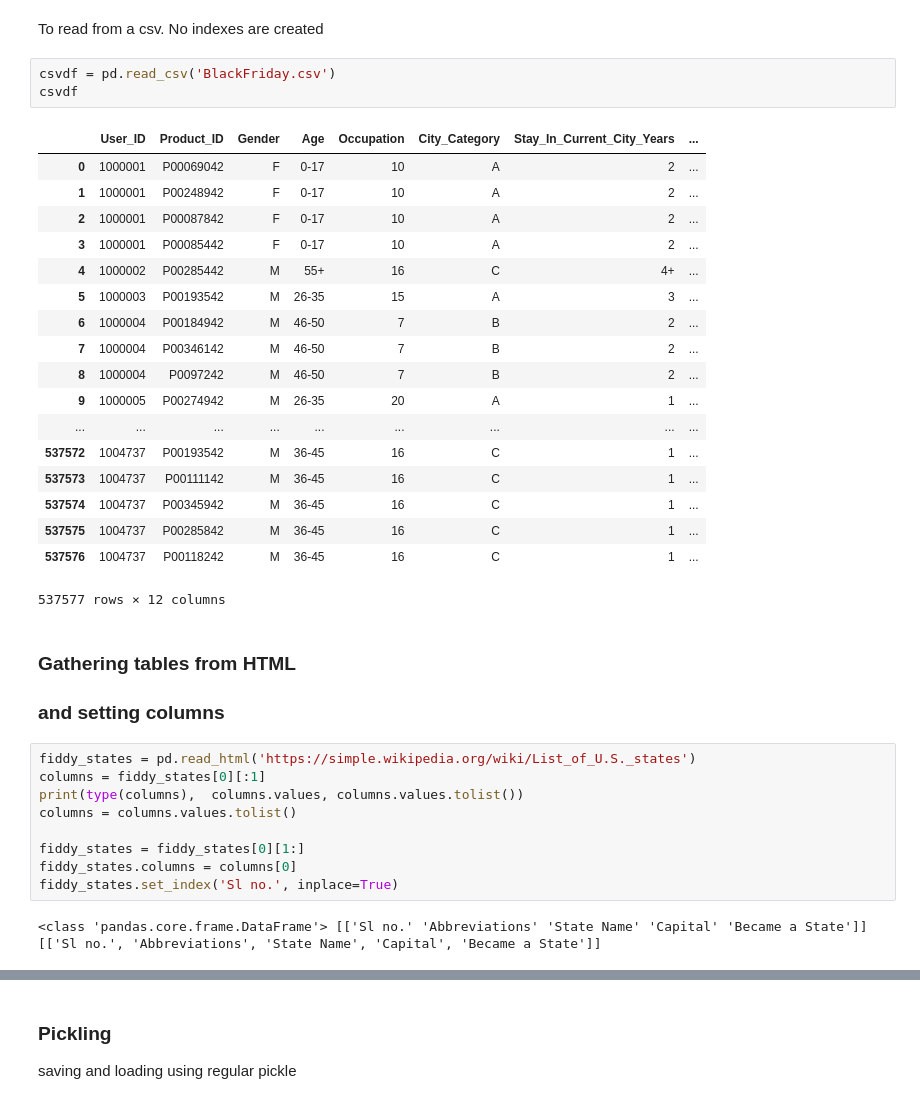
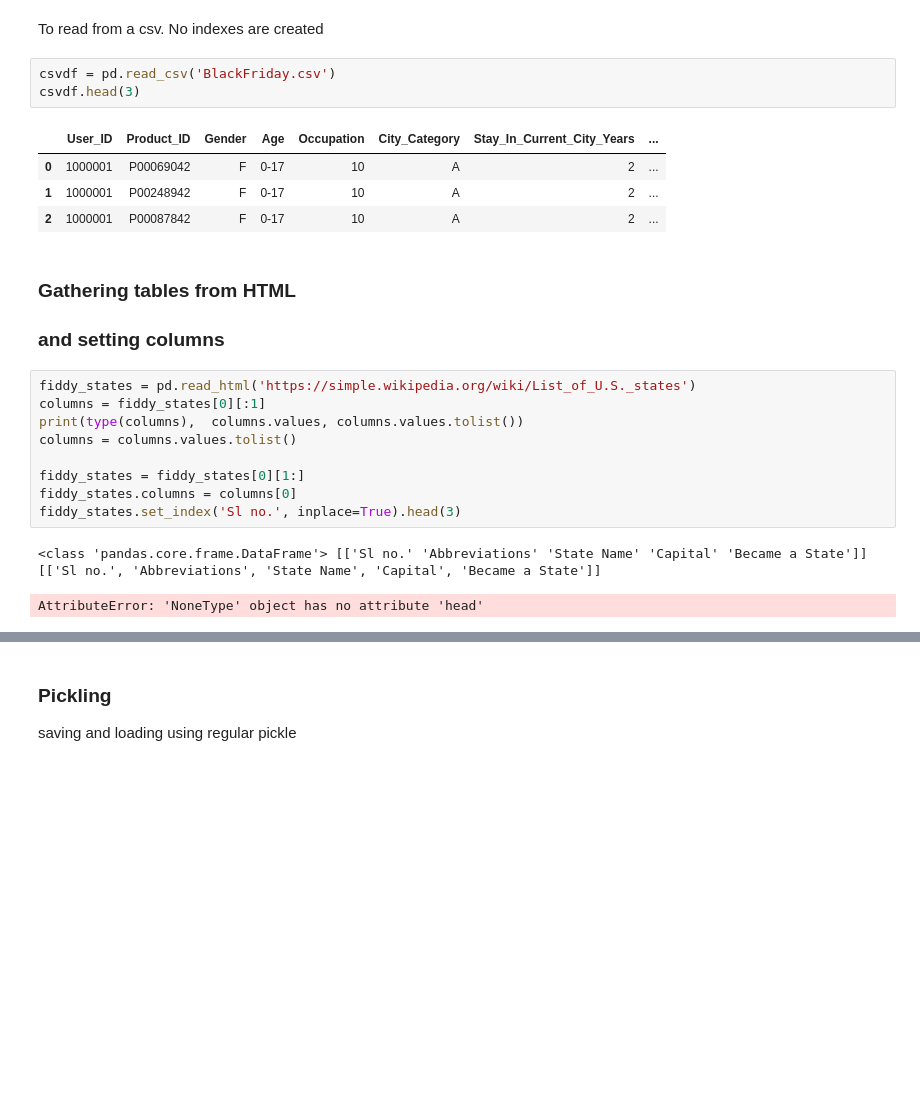
Before and after one commit to dataScientist11/panda-snippets, a Jupyter notebook: DataAnalysis2Memorize.ipynb, the cells around one changed output, grey strips where cells are left out. Cells and saved outputs as stored; diff of their text form; blank space fills up the shorter version.

```diff
--- a/DataAnalysis2Memorize.ipynb
+++ b/DataAnalysis2Memorize.ipynb
@@ -68,26 +68,12 @@ dtype: object
 To read from a csv. No indexes are created
 # %%
 csvdf = pd.read_csv('BlackFriday.csv')
-csvdf
+csvdf.head(3)
 # %% [output]
 |  | User_ID | Product_ID | Gender | Age | Occupation | City_Category | Stay_In_Current_City_Years | ... |
 | 0 | 1000001 | P00069042 | F | 0-17 | 10 | A | 2 | ... |
 | 1 | 1000001 | P00248942 | F | 0-17 | 10 | A | 2 | ... |
 | 2 | 1000001 | P00087842 | F | 0-17 | 10 | A | 2 | ... |
-| 3 | 1000001 | P00085442 | F | 0-17 | 10 | A | 2 | ... |
-| 4 | 1000002 | P00285442 | M | 55+ | 16 | C | 4+ | ... |
-| 5 | 1000003 | P00193542 | M | 26-35 | 15 | A | 3 | ... |
-| 6 | 1000004 | P00184942 | M | 46-50 | 7 | B | 2 | ... |
-| 7 | 1000004 | P00346142 | M | 46-50 | 7 | B | 2 | ... |
-| 8 | 1000004 | P0097242 | M | 46-50 | 7 | B | 2 | ... |
-| 9 | 1000005 | P00274942 | M | 26-35 | 20 | A | 1 | ... |
-| ... | ... | ... | ... | ... | ... | ... | ... | ... |
-| 537572 | 1004737 | P00193542 | M | 36-45 | 16 | C | 1 | ... |
-| 537573 | 1004737 | P00111142 | M | 36-45 | 16 | C | 1 | ... |
-| 537574 | 1004737 | P00345942 | M | 36-45 | 16 | C | 1 | ... |
-| 537575 | 1004737 | P00285842 | M | 36-45 | 16 | C | 1 | ... |
-| 537576 | 1004737 | P00118242 | M | 36-45 | 16 | C | 1 | ... |
-537577 rows × 12 columns
 # %% [markdown]
 ### Gathering tables from HTML
 ### and setting columns
@@ -99,6 +85,7 @@ columns = columns.values.tolist()
 
 fiddy_states = fiddy_states[0][1:]
 fiddy_states.columns = columns[0]
-fiddy_states.set_index('Sl no.', inplace=True)
+fiddy_states.set_index('Sl no.', inplace=True).head(3)
 # %% [output]
 <class 'pandas.core.frame.DataFrame'> [['Sl no.' 'Abbreviations' 'State Name' 'Capital' 'Became a State']] [['Sl no.', 'Abbreviations', 'State Name', 'Capital', 'Became a State']]
+AttributeError: 'NoneType' object has no attribute 'head'
```
Also changed, not shown: parts of 2 cells of this notebook, 1 other file.
